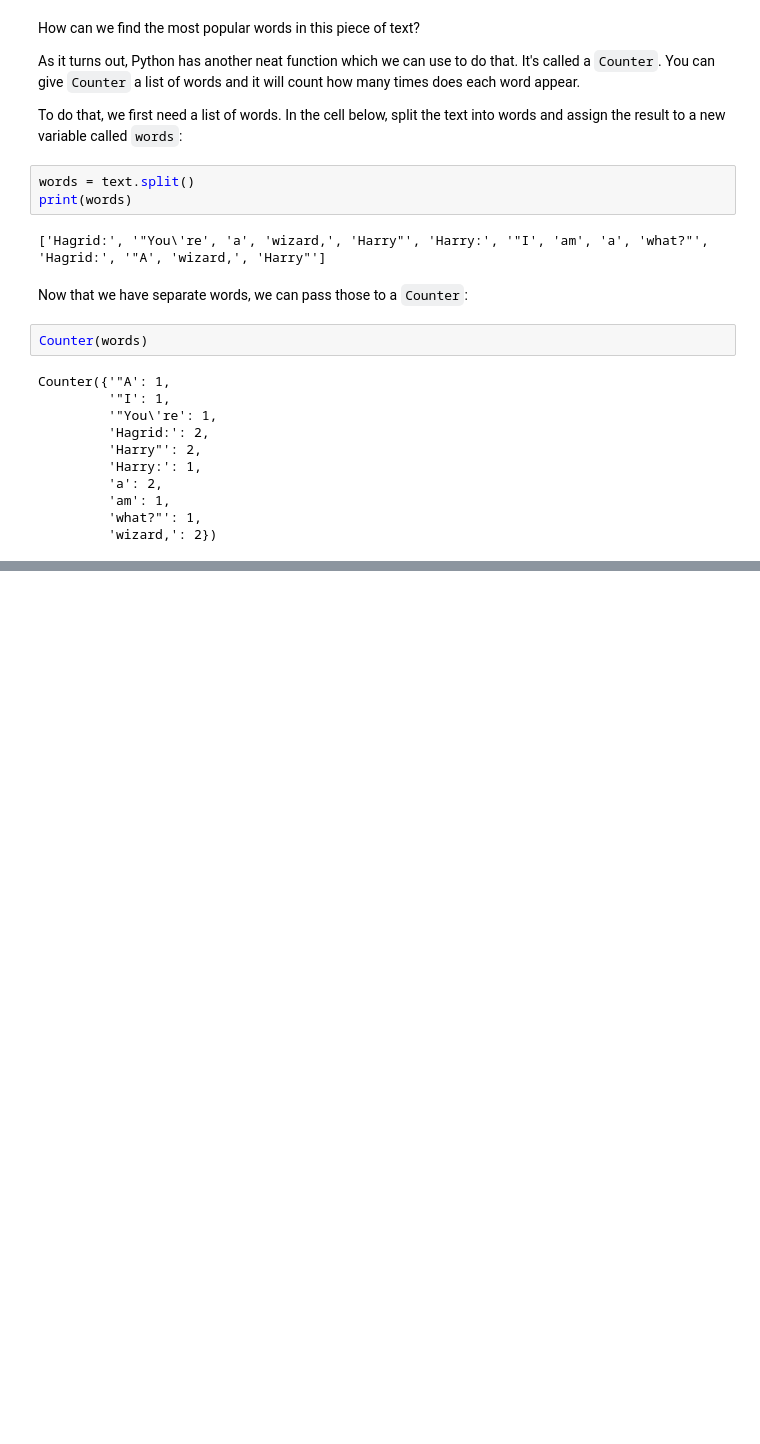
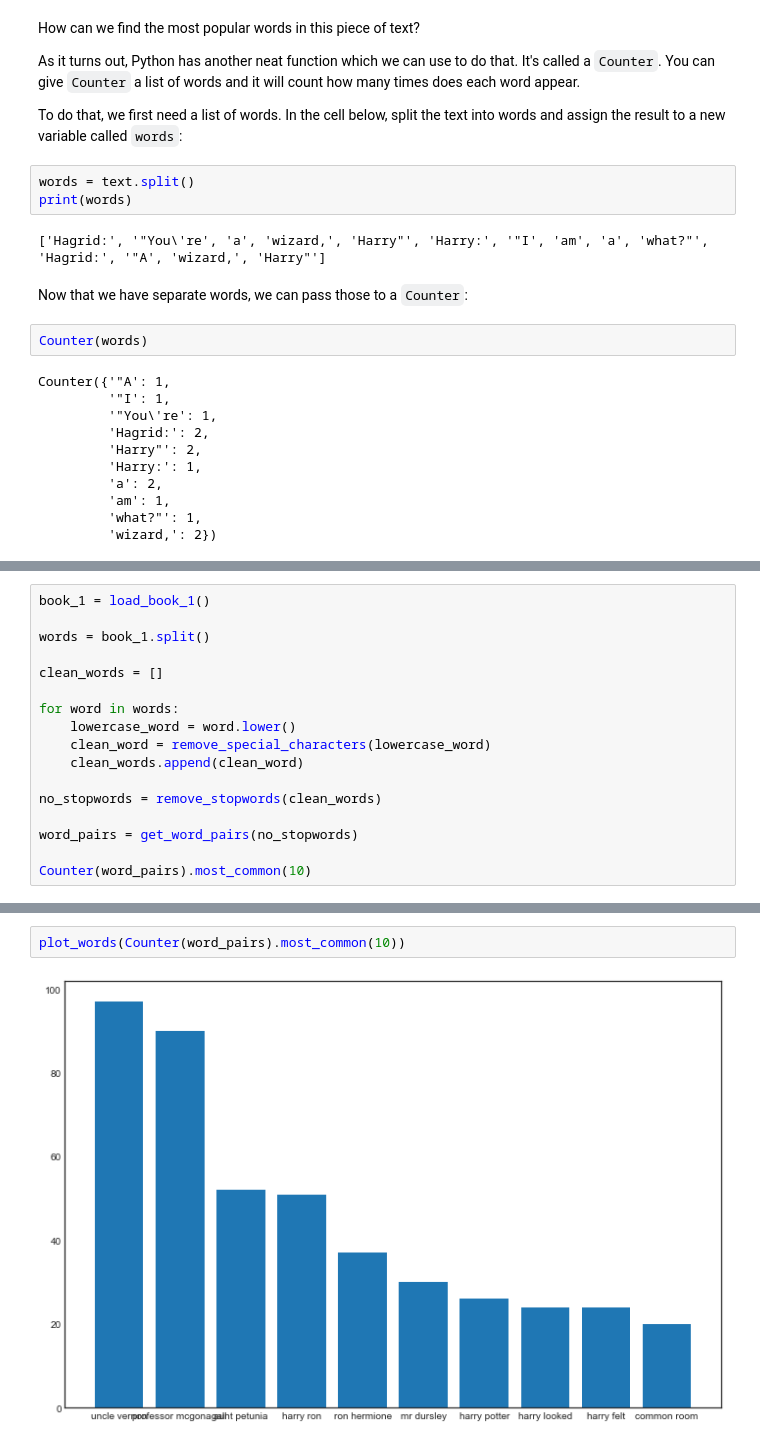
Before and after one commit to tproffen/ORCSGirlsPython, a Jupyter notebook: TextMining/Activity 3 -- Most popular words.ipynb, the cells around one changed output, grey strips where cells are left out. Saved outputs shown, nothing was run; the diff lists cells and outputs as text; blank space fills up the shorter version.

```diff
--- a/TextMining/Activity 3 -- Most popular words.ipynb
+++ b/TextMining/Activity 3 -- Most popular words.ipynb
@@ -170,0 +294,17 @@ Counter(bigrams).most_common(10)
+# %%
+book_1 = load_book_1()
+
+words = book_1.split()
+
+clean_words = []
+
+for word in words:
+    lowercase_word = word.lower()
+    clean_word = remove_special_characters(lowercase_word)
+    clean_words.append(clean_word)
+
+no_stopwords = remove_stopwords(clean_words)
+
+word_pairs = get_word_pairs(no_stopwords)
+
+Counter(word_pairs).most_common(10)
@@ -170,0 +322,4 @@ Counter(bigrams).most_common(10)
+# %%
+plot_words(Counter(word_pairs).most_common(10))
+# %% [output]
+[figure, added]
```
Also changed, not shown: parts of 52 cells of this notebook, 4 other files.
